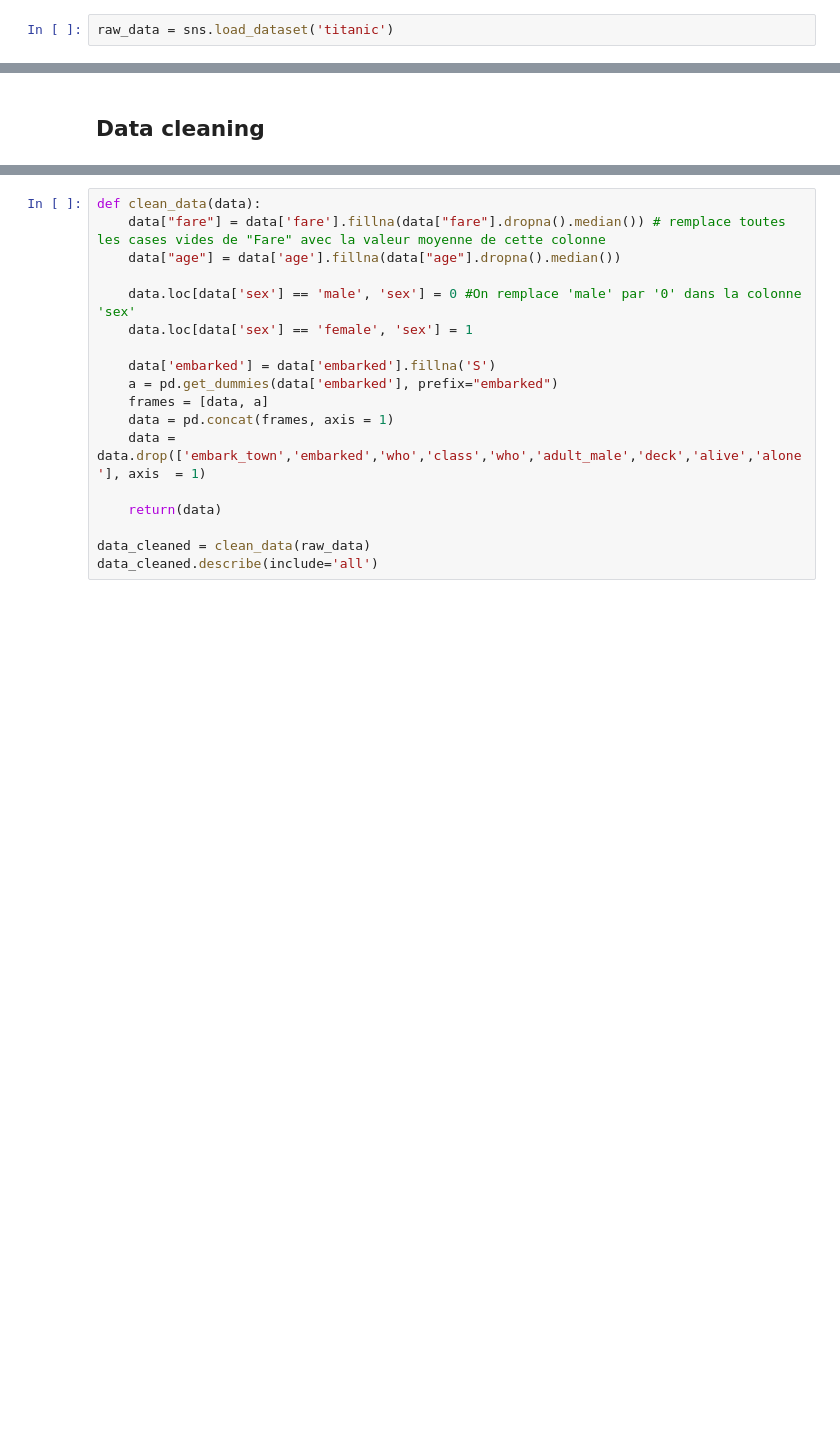
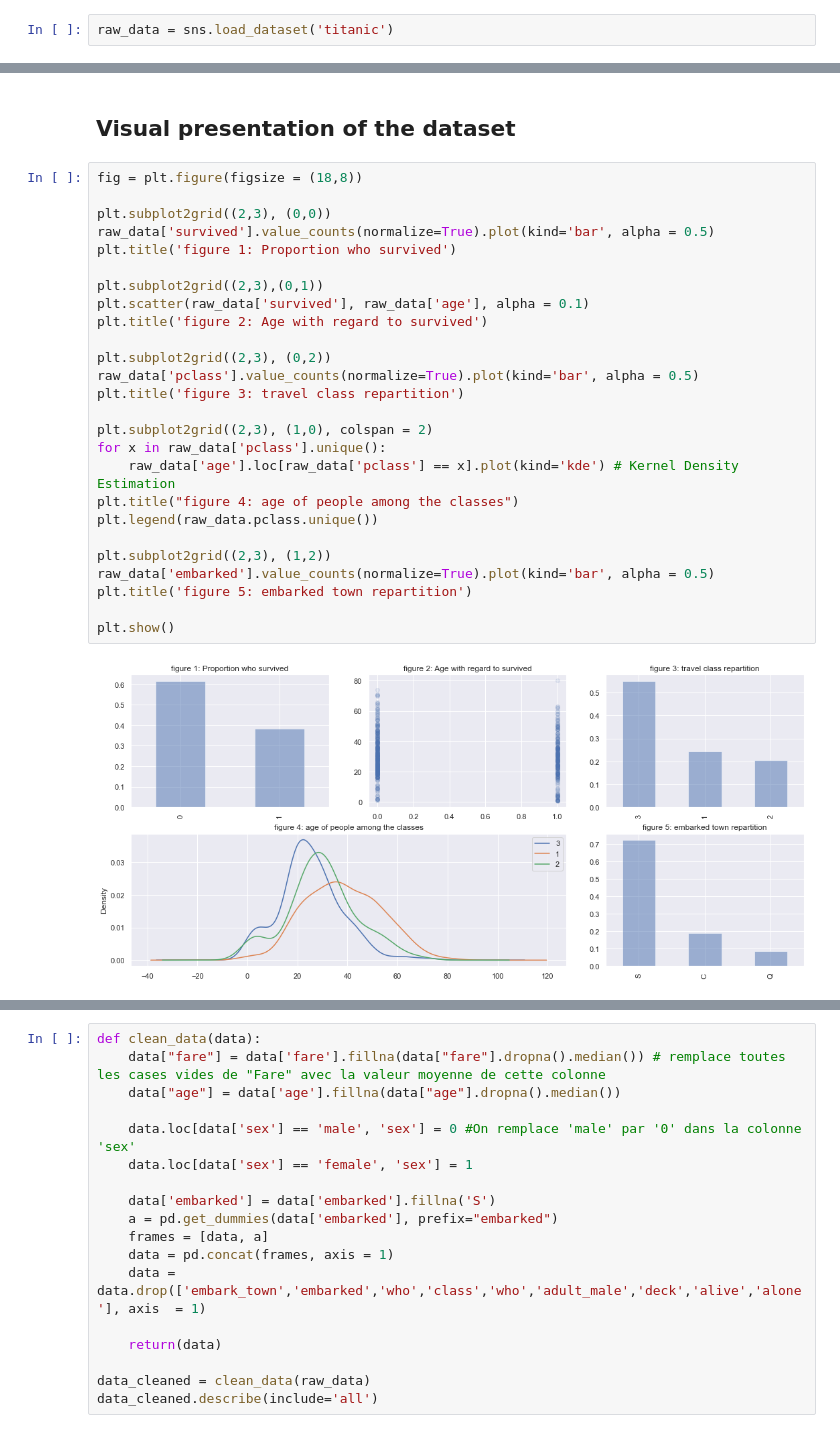
Before and after one commit to TrefleEncornet2/PortFolio, a Jupyter notebook: Titanic_comparaison_logistic_KNN_SVM.ipynb, the cells around one changed output, grey strips where cells are left out. Drawn from its saved outputs; the diff is of its cells as text; blank space fills up the shorter version.

Commit message:
Update: 	- Ajout de visualisation des data 	- Ajout de commenaitres sur la LogisticRegression

```diff
--- a/Titanic_comparaison_logistic_KNN_SVM.ipynb
+++ b/Titanic_comparaison_logistic_KNN_SVM.ipynb
@@ -27,5 +36,33 @@ raw_data.describe(include='all')
 | 50% | 0.000000 | 3.000000 | NaN | 28.000000 | 0.000000 | 0.000000 | 14.454200 | NaN | NaN | NaN | ... |
 | 75% | 1.000000 | 3.000000 | NaN | 38.000000 | 1.000000 | 0.000000 | 31.000000 | NaN | NaN | NaN | ... |
 | max | 1.000000 | 3.000000 | NaN | 80.000000 | 8.000000 | 6.000000 | 512.329200 | NaN | NaN | NaN | ... |
-# %% [markdown]
-## Data cleaning
+# %% [markdown]
+## Visual presentation of the dataset
+# %%
+fig = plt.figure(figsize = (18,8))
+
+plt.subplot2grid((2,3), (0,0))
+raw_data['survived'].value_counts(normalize=True).plot(kind='bar', alpha = 0.5)
+plt.title('figure 1: Proportion who survived')
+
+plt.subplot2grid((2,3),(0,1))
+plt.scatter(raw_data['survived'], raw_data['age'], alpha = 0.1)
+plt.title('figure 2: Age with regard to survived')
+
+plt.subplot2grid((2,3), (0,2))
+raw_data['pclass'].value_counts(normalize=True).plot(kind='bar', alpha = 0.5)
+plt.title('figure 3: travel class repartition')
+
+plt.subplot2grid((2,3), (1,0), colspan = 2)
+for x in raw_data['pclass'].unique():
+    raw_data['age'].loc[raw_data['pclass'] == x].plot(kind='kde') # Kernel Density Estimation
+plt.title("figure 4: age of people among the classes")
+plt.legend(raw_data.pclass.unique())
+
+plt.subplot2grid((2,3), (1,2))
+raw_data['embarked'].value_counts(normalize=True).plot(kind='bar', alpha = 0.5)
+plt.title('figure 5: embarked town repartition')
+
+plt.show()
+# %% [output]
+[figure, added]
```
Also changed, not shown: parts of 29 cells of this notebook.
